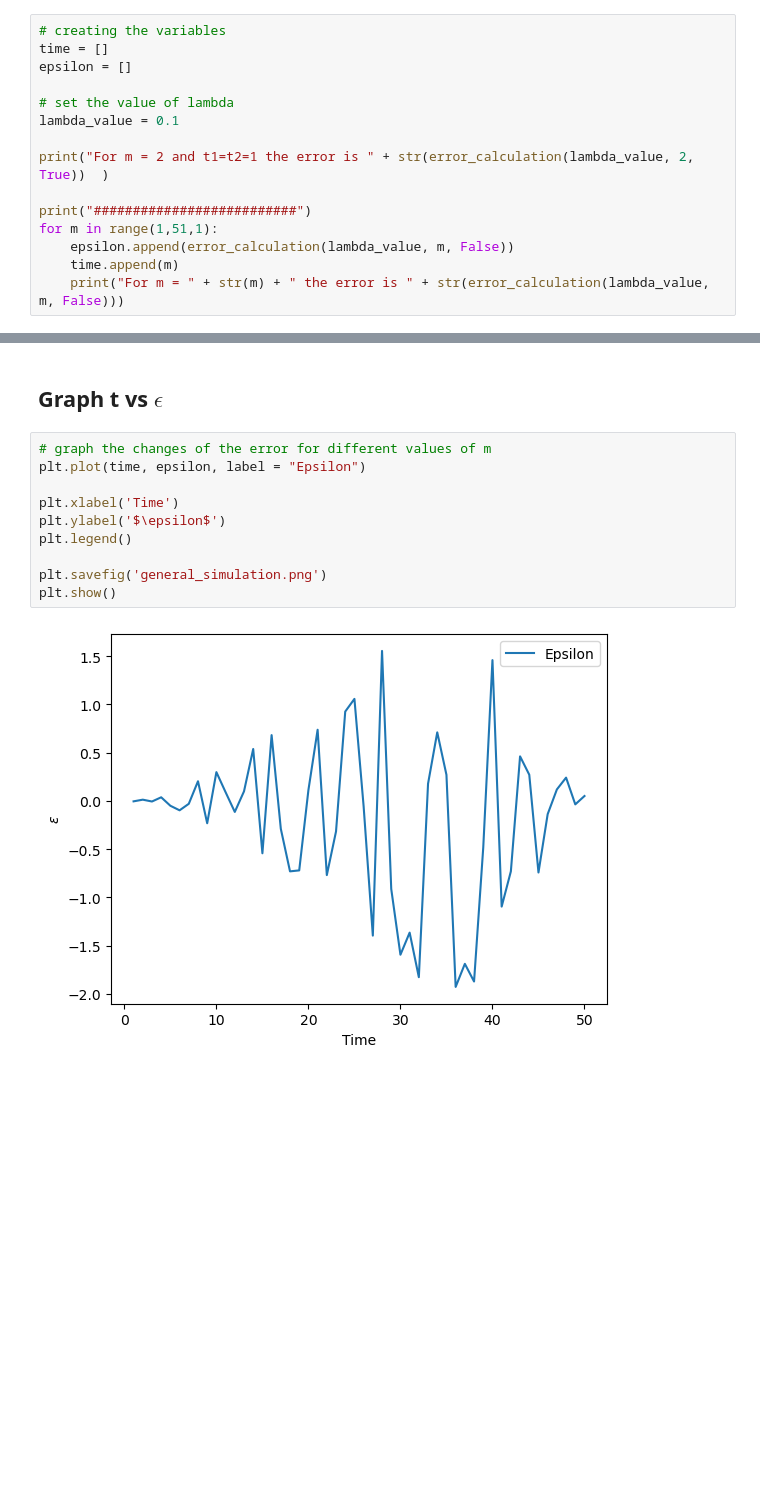
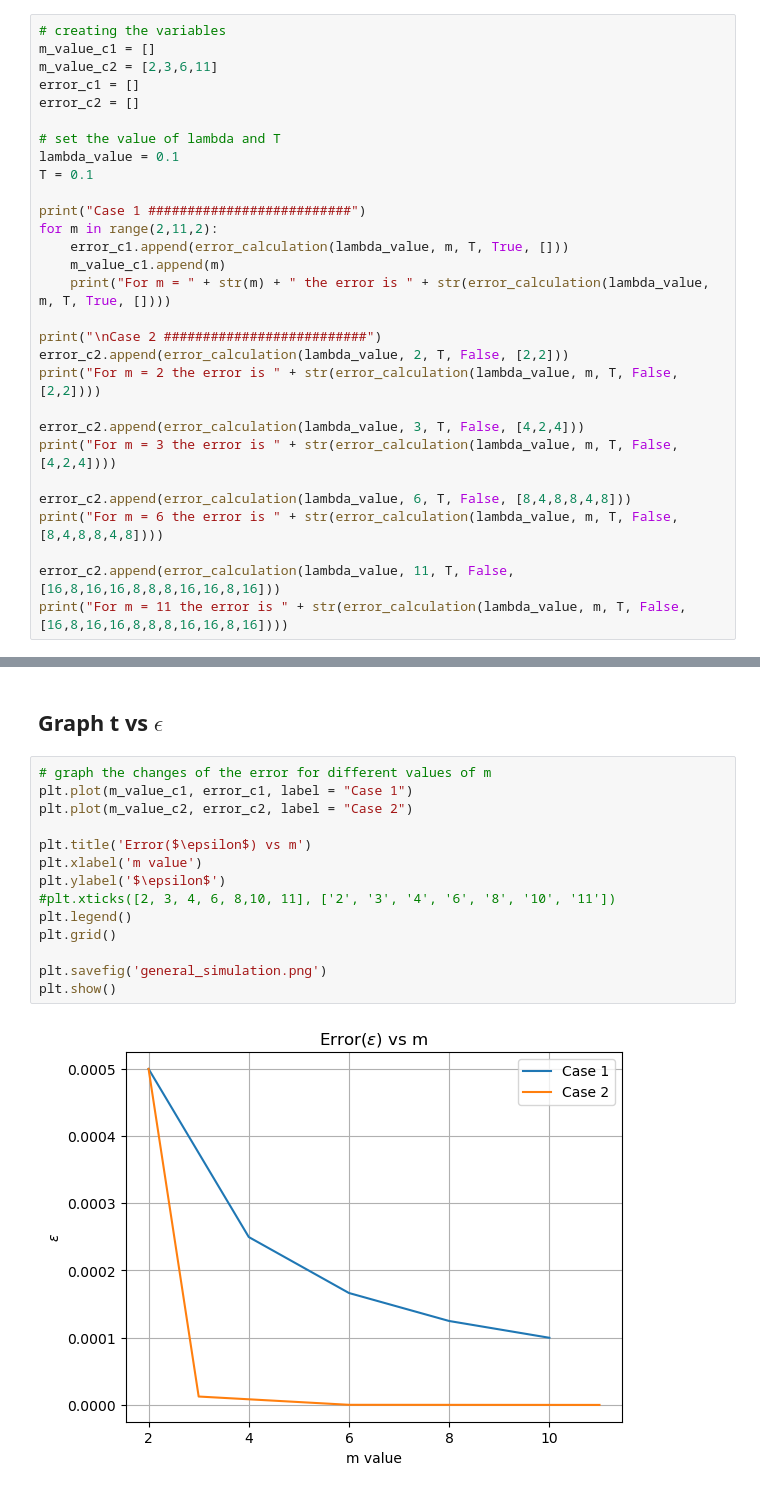
Before and after one commit to BonnieMorales/quantum-research, a Jupyter notebook: Simulation-Dynamical-Decoupling.ipynb, the cells around one changed output, grey strips where cells are left out. Drawn from its saved outputs; the diff is of its cells as text; blank space fills up the shorter version.

Commit message:
CPP case added

```diff
--- a/Simulation-Dynamical-Decoupling.ipynb
+++ b/Simulation-Dynamical-Decoupling.ipynb
@@ -106,17 +107,31 @@ def error_calculation(lambda_value, m, areEqual):
     return max_eigenvalue
 # %%
 # creating the variables
-time = []
-epsilon = []
+m_value_c1 = []
+m_value_c2 = [2,3,6,11]
+error_c1 = []
+error_c2 = []
 
-# set the value of lambda
+# set the value of lambda and T
 lambda_value = 0.1
+T = 0.1
 
-print("For m = 2 and t1=t2=1 the error is " + str(error_calculation(lambda_value, 2, True))  )
+print("Case 1 ##########################")
+for m in range(2,11,2):
+    error_c1.append(error_calculation(lambda_value, m, T, True, []))
+    m_value_c1.append(m)
+    print("For m = " + str(m) + " the error is " + str(error_calculation(lambda_value, m, T, True, [])))
 
-print("##########################")
-for m in range(1,51,1):
-    epsilon.append(error_calculation(lambda_value, m, False))
-    time.append(m)
-    print("For m = " + str(m) + " the error is " + str(error_calculation(lambda_value, m, False)))
+print("\nCase 2 ##########################")
+error_c2.append(error_calculation(lambda_value, 2, T, False, [2,2]))
+print("For m = 2 the error is " + str(error_calculation(lambda_value, m, T, False, [2,2])))
+
+error_c2.append(error_calculation(lambda_value, 3, T, False, [4,2,4]))
+print("For m = 3 the error is " + str(error_calculation(lambda_value, m, T, False, [4,2,4])))
+
+error_c2.append(error_calculation(lambda_value, 6, T, False, [8,4,8,8,4,8]))
+print("For m = 6 the error is " + str(error_calculation(lambda_value, m, T, False, [8,4,8,8,4,8])))
+
+error_c2.append(error_calculation(lambda_value, 11, T, False, [16,8,16,16,8,8,8,16,16,8,16]))
+print("For m = 11 the error is " + str(error_calculation(lambda_value, m, T, False, [16,8,16,16,8,8,8,16,16,8,16])))
 # %% [output]
@@ -141,13 +151,17 @@ For m = 50 the error is (0.051046571378504296+0.2120288321749975j)
 ## Graph t vs $\epsilon$
 # %%
 # graph the changes of the error for different values of m
-plt.plot(time, epsilon, label = "Epsilon")
+plt.plot(m_value_c1, error_c1, label = "Case 1")
+plt.plot(m_value_c2, error_c2, label = "Case 2")
 
-plt.xlabel('Time')
+plt.title('Error($\epsilon$) vs m')
+plt.xlabel('m value')
 plt.ylabel('$\epsilon$')
+#plt.xticks([2, 3, 4, 6, 8,10, 11], ['2', '3', '4', '6', '8', '10', '11'])
 plt.legend()
+plt.grid()
 
 plt.savefig('general_simulation.png')
 plt.show()
 # %% [output]
-[figure, old version]
+[figure, new version]
```
Also changed, not shown: parts of 5 cells of this notebook, 3 other files.
